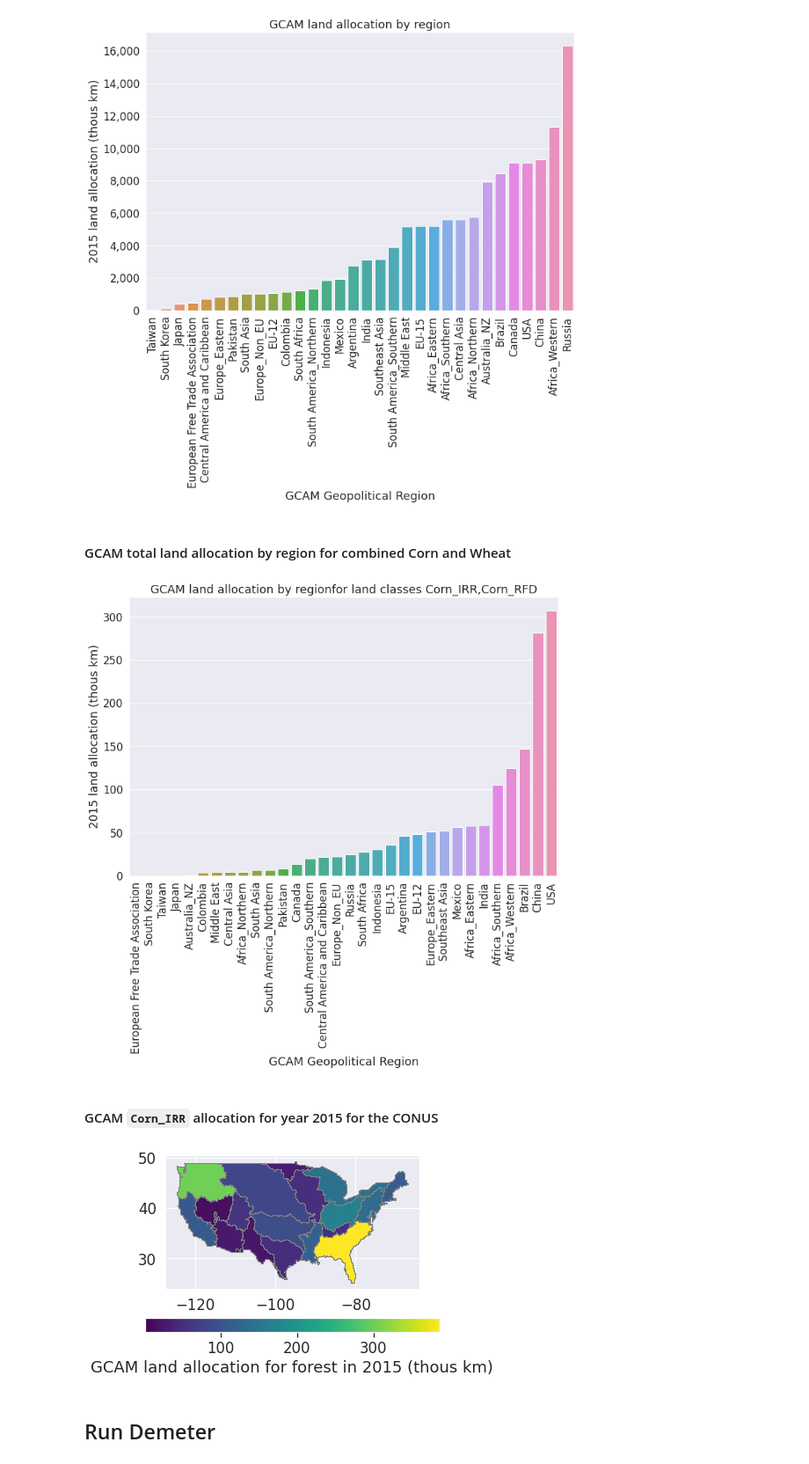
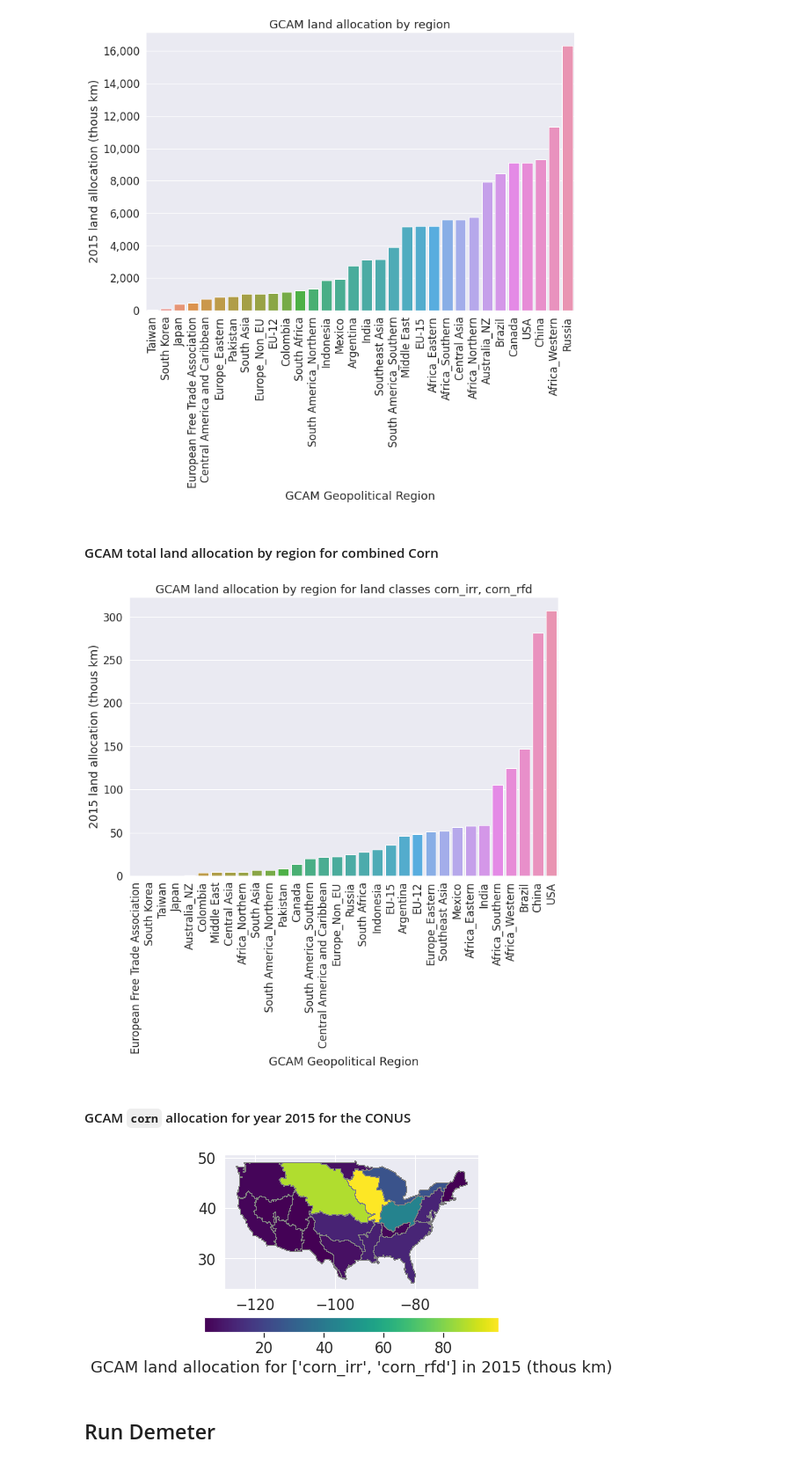
Before and after one commit to JGCRI/gcam_demeter_clinic, a Jupyter notebook: notebooks/gcam_demeter_demo.ipynb, the cells around one changed output. Shown at 88% size. Saved outputs shown, nothing was run; the diff lists cells and outputs as text; code cells hidden in the pictures.

Commit message:
add global and local dem and gcam plots

```diff
--- a/notebooks/gcam_demeter_demo.ipynb
+++ b/notebooks/gcam_demeter_demo.ipynb
@@ -117,21 +140,22 @@ reg_ax = im3vis.gcam_demeter_region(gcam_df, target_year='2015')
 # %% [output]
 [figure]
 # %% [markdown]
-#### GCAM total land allocation by region for combined Corn and Wheat
+#### GCAM total land allocation by region for combined Corn
 # %%
 reg_ax = im3vis.gcam_demeter_region(gcam_df,
                                     target_year='2015',
-                                    landclass_list=['Corn_IRR', 'Corn_RFD'])
+                                    landclass_list=['corn_irr', 'corn_rfd'])
 # %% [output]
-[figure, old version]
+[figure, new version]
 # %% [markdown]
-#### GCAM `Corn_IRR` allocation for year 2015 for the CONUS
+#### GCAM `corn` allocation for year 2015 for the CONUS
 # %%
 agg_df = im3vis.plot_gcam_conus_basin(gcam_df,
                                       target_year='2015',
-                                      landclass='forest')
+                                      landclass_list=['corn_irr', 'corn_rfd'],
+                                      setting='crop_yield')
 # %% [output]
-[figure, old version]
+[figure, new version]
 # %% [markdown]
 ## Run Demeter
 # %% [markdown]
```
Also changed, not shown: parts of 27 cells of this notebook.
